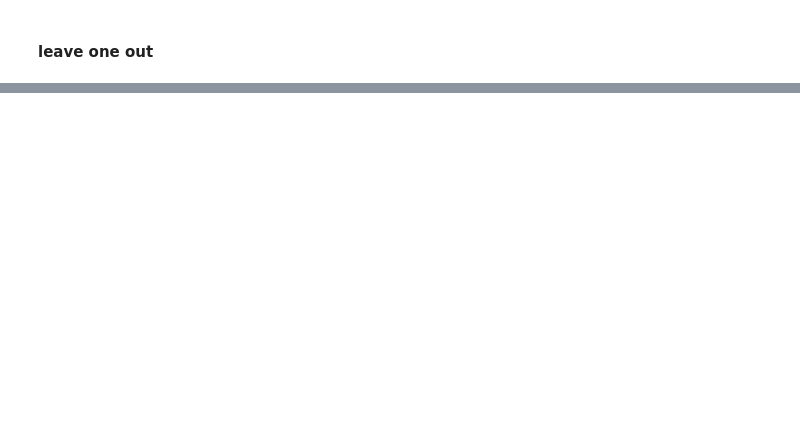
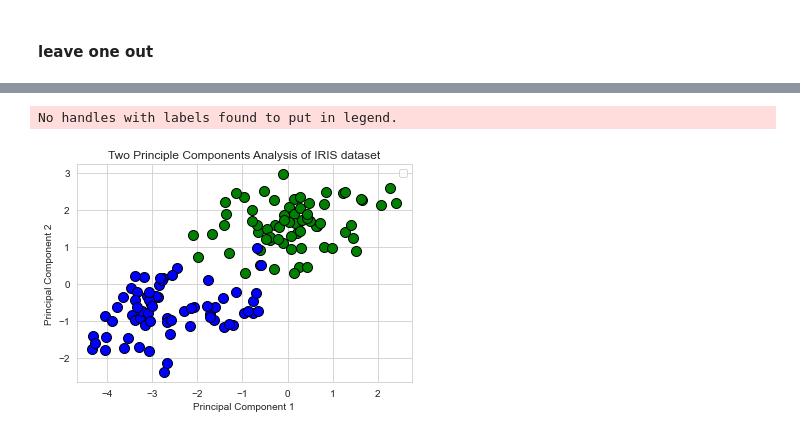
Before and after one commit to DaoHaiLong/Machine-Learning-and-Data-Mining-II, a Jupyter notebook: Labwork 3/seeds.ipynb, the cells around one changed output, grey strips where cells are left out. Cells and saved outputs as stored; diff of their text form; code cells hidden in the pictures; blank space fills up the shorter version.

```diff
--- a/Labwork 3/seeds.ipynb
+++ b/Labwork 3/seeds.ipynb
@@ -326,0 +327,12 @@ scores.mean()
+# %%
+from matplotlib import pyplot as plt
+for c, i, target_name in zip("rgb", [0, 1, 2], X_seed):
+    plt.scatter(Y_seed[y==i,0], Y_seed[y==i,1], c=c,s=100, edgecolor="k")
+plt.xlabel('Principal Component 1')
+plt.ylabel('Principal Component 2')
+plt.legend()
+plt.title('Two Principle Components Analysis of IRIS dataset')
+plt.show()
+# %% [output]
+No handles with labels found to put in legend.
+[figure, added]
```
Also changed, not shown: parts of 9 cells of this notebook.
